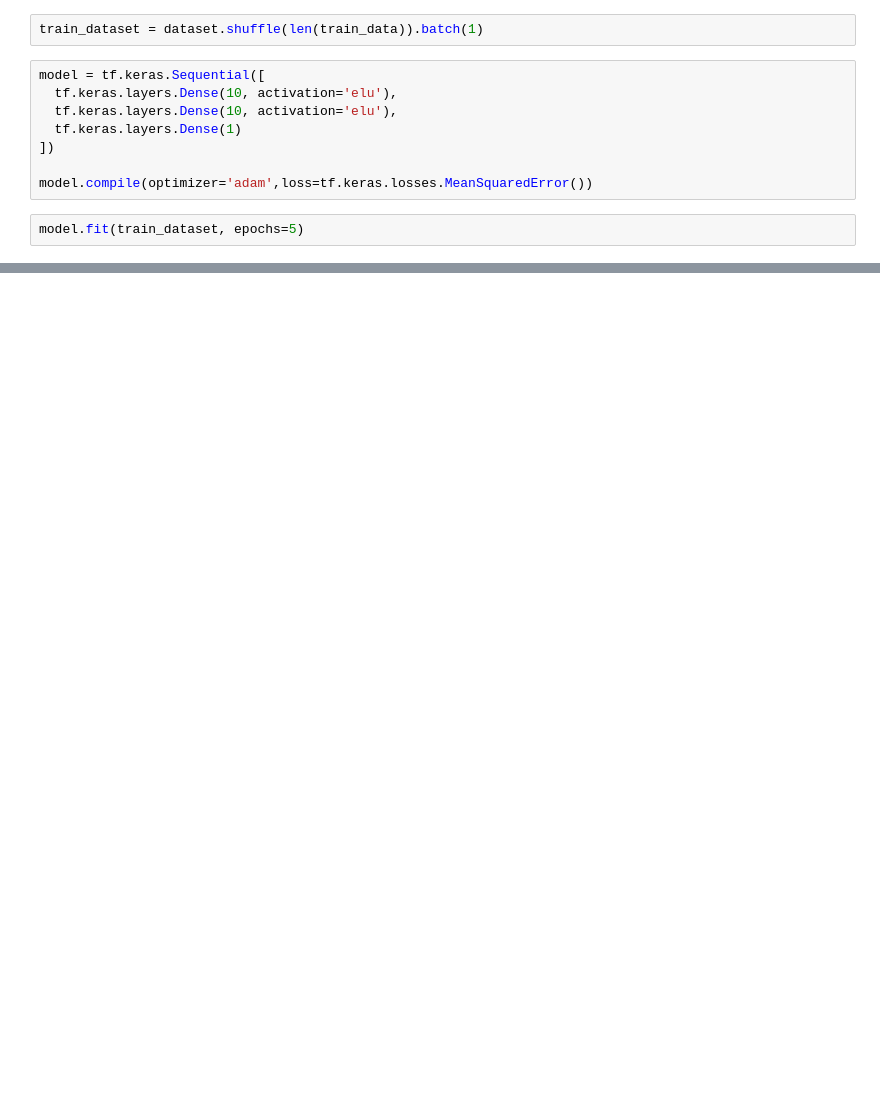
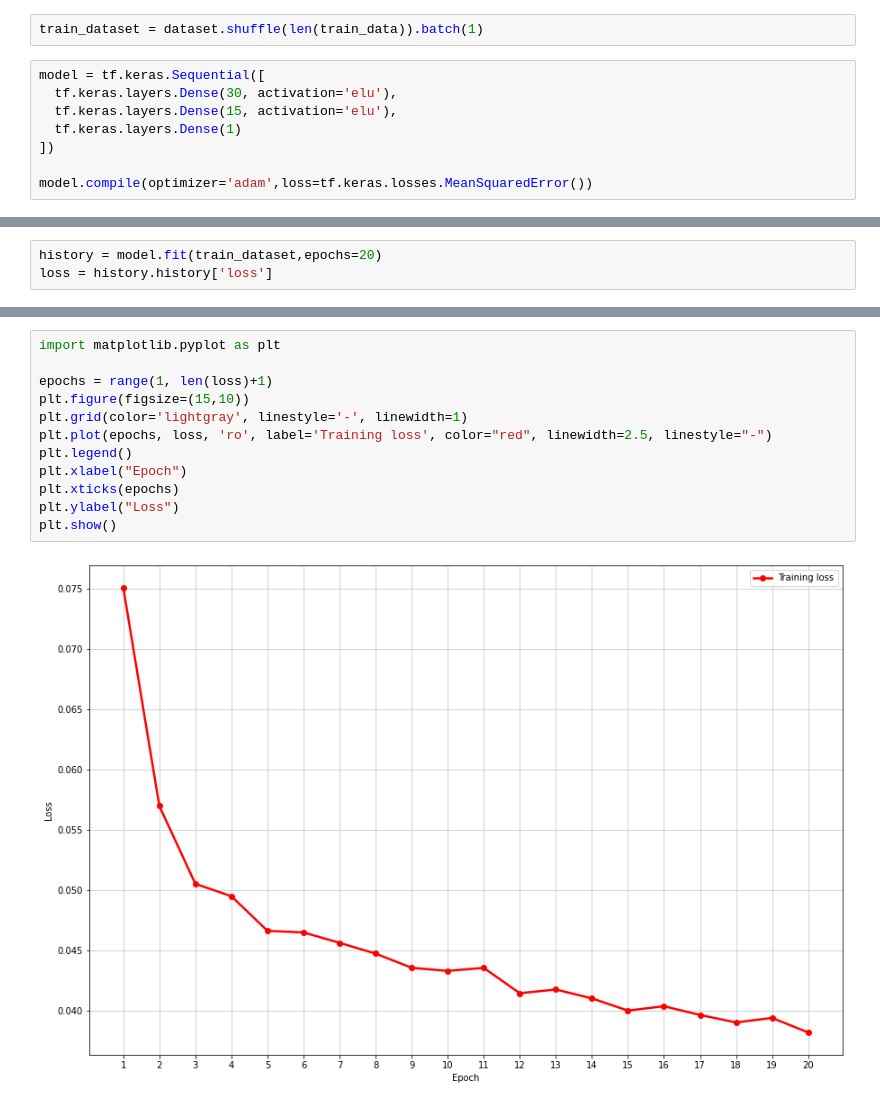
Before and after one commit to nchand/predict-energy-use, a Jupyter notebook: ep_nn.ipynb, the cells around one changed output, grey strips where cells are left out. Cells and saved outputs as stored; diff of their text form; blank space fills up the shorter version.

```diff
--- a/ep_nn.ipynb
+++ b/ep_nn.ipynb
@@ -115,11 +129,9 @@ Features: [0.58078141 0.46604938 0.39980615 0.55616698 0.45419298 0.68611834
 train_dataset = dataset.shuffle(len(train_data)).batch(1)
 # %%
 model = tf.keras.Sequential([
-  tf.keras.layers.Dense(10, activation='elu'),
-  tf.keras.layers.Dense(10, activation='elu'),
+  tf.keras.layers.Dense(30, activation='elu'),
+  tf.keras.layers.Dense(15, activation='elu'),
   tf.keras.layers.Dense(1)
 ])
 
 model.compile(optimizer='adam',loss=tf.keras.losses.MeanSquaredError())
-# %%
-model.fit(train_dataset, epochs=5)
@@ -137,0 +138,3 @@ Epoch 5/5
+# %%
+history = model.fit(train_dataset,epochs=20)
+loss = history.history['loss']
@@ -164,0 +193,14 @@ array([[0.09429161],
+# %%
+import matplotlib.pyplot as plt
+
+epochs = range(1, len(loss)+1)
+plt.figure(figsize=(15,10))
+plt.grid(color='lightgray', linestyle='-', linewidth=1)
+plt.plot(epochs, loss, 'ro', label='Training loss', color="red", linewidth=2.5, linestyle="-")
+plt.legend()
+plt.xlabel("Epoch")
+plt.xticks(epochs)
+plt.ylabel("Loss")
+plt.show()
+# %% [output]
+[figure, added]
```
Also changed, not shown: parts of 13 cells of this notebook.
